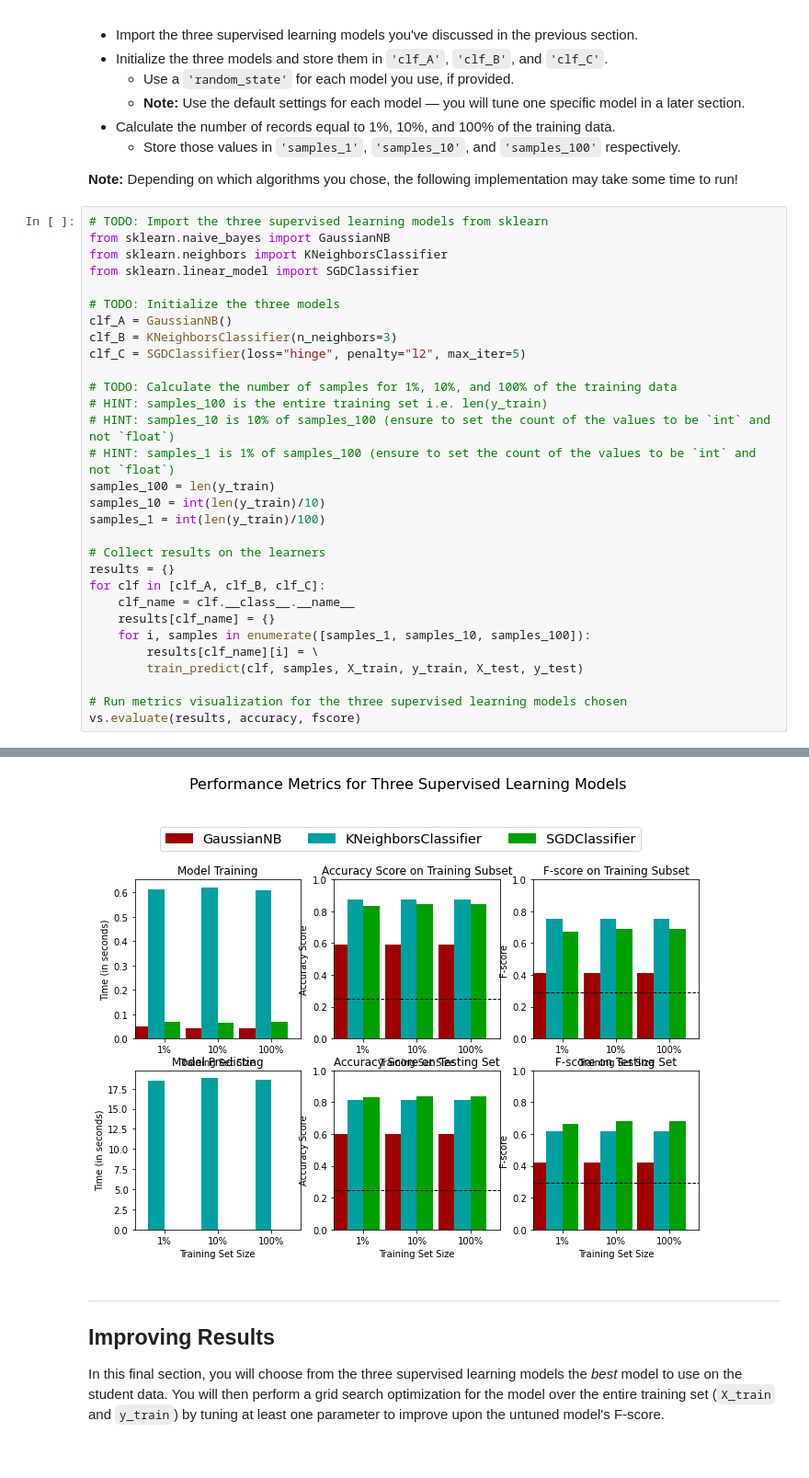
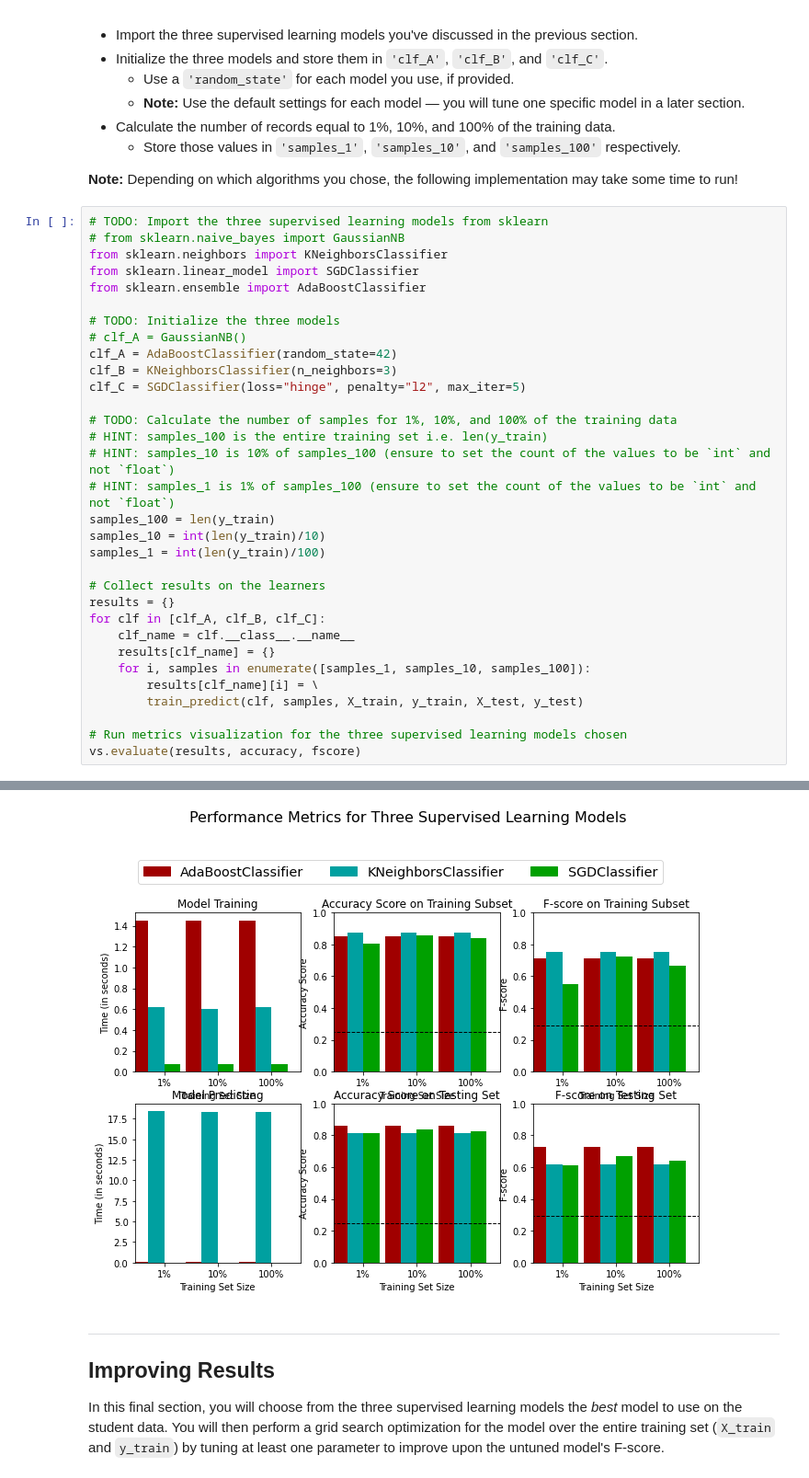
Before and after one commit to csedlee/Udacity_Supervised, a Jupyter notebook: projects/p1_charityml/finding_donors.ipynb, the cells around one changed output, grey strips where cells are left out. Shown at 92% size. Saved outputs shown, nothing was run; the diff lists cells and outputs as text.

```diff
--- a/projects/p1_charityml/finding_donors.ipynb
+++ b/projects/p1_charityml/finding_donors.ipynb
@@ -432,12 +432,14 @@ In the code cell, you will need to implement the following:
 **Note:** Depending on which algorithms you chose, the following implementation may take some time to run!
 # %%
 # TODO: Import the three supervised learning models from sklearn
-from sklearn.naive_bayes import GaussianNB
+# from sklearn.naive_bayes import GaussianNB
 from sklearn.neighbors import KNeighborsClassifier
 from sklearn.linear_model import SGDClassifier
+from sklearn.ensemble import AdaBoostClassifier
 
 # TODO: Initialize the three models
-clf_A = GaussianNB()
+# clf_A = GaussianNB()
+clf_A = AdaBoostClassifier(random_state=42)
 clf_B = KNeighborsClassifier(n_neighbors=3)
 clf_C = SGDClassifier(loss="hinge", penalty="l2", max_iter=5)
 
@@ -473,4 +475,4 @@ SGDClassifier trained on 36177 samples.
-[figure, old version]
+[figure, new version]
 # %% [markdown]
 ----
 ## Improving Results
```
Also changed, not shown: parts of 15 cells of this notebook, 1 other file.
